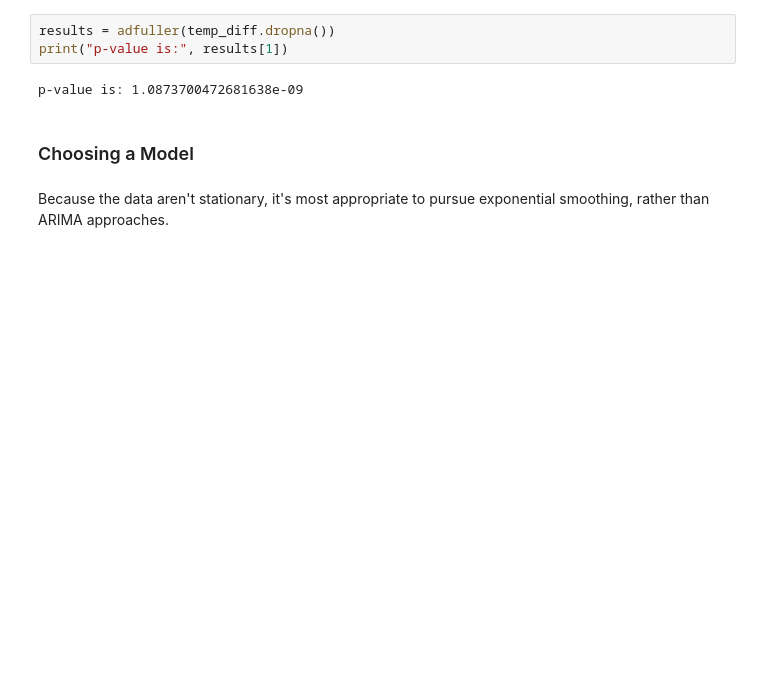
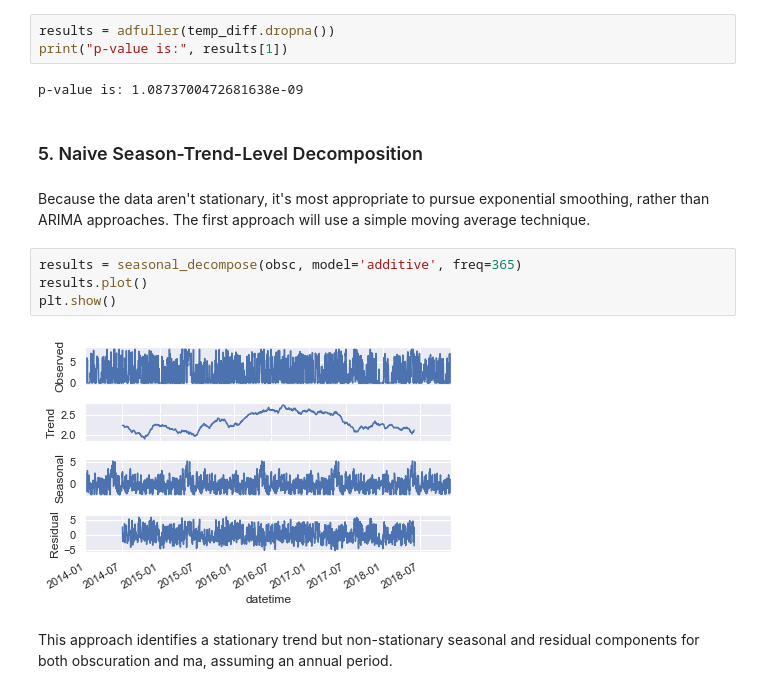
Before and after one commit to jefftrevino/Springboard, a Jupyter notebook: capstone1montereyWeather/weather_time_series_analysis.ipynb, the cells around one changed output. Drawn from its saved outputs; the diff is of its cells as text; blank space fills up the shorter version.

Commit message:
added naive STL decomposition plots

```diff
--- a/capstone1montereyWeather/weather_time_series_analysis.ipynb
+++ b/capstone1montereyWeather/weather_time_series_analysis.ipynb
@@ -227,7 +229,15 @@ results = adfuller(temp_diff.dropna())
 print("p-value is:", results[1])
 # %% [output]
 p-value is: 1.0873700472681638e-09
-# %% [markdown]
-### Choosing a Model
+# %% [markdown]
+### 5. Naive Season-Trend-Level Decomposition
 # %% [markdown]
-Because the data aren't stationary, it's most appropriate to pursue exponential smoothing, rather than ARIMA approaches.
+Because the data aren't stationary, it's most appropriate to pursue exponential smoothing, rather than ARIMA approaches. The first approach will use a simple moving average technique.
+# %%
+results = seasonal_decompose(obsc, model='additive', freq=365)
+results.plot()
+plt.show()
+# %% [output]
+[figure, added]
+# %% [markdown]
+This approach identifies a stationary trend but non-stationary seasonal and residual components for both obscuration and ma, assuming an annual period.
```
Also changed, not shown: parts of 6 cells of this notebook.
